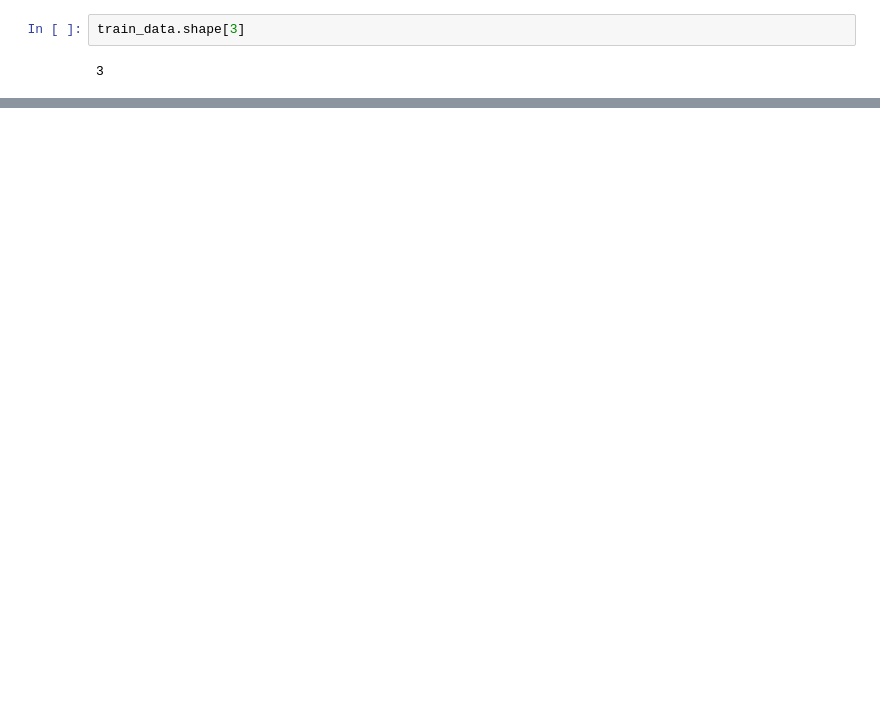
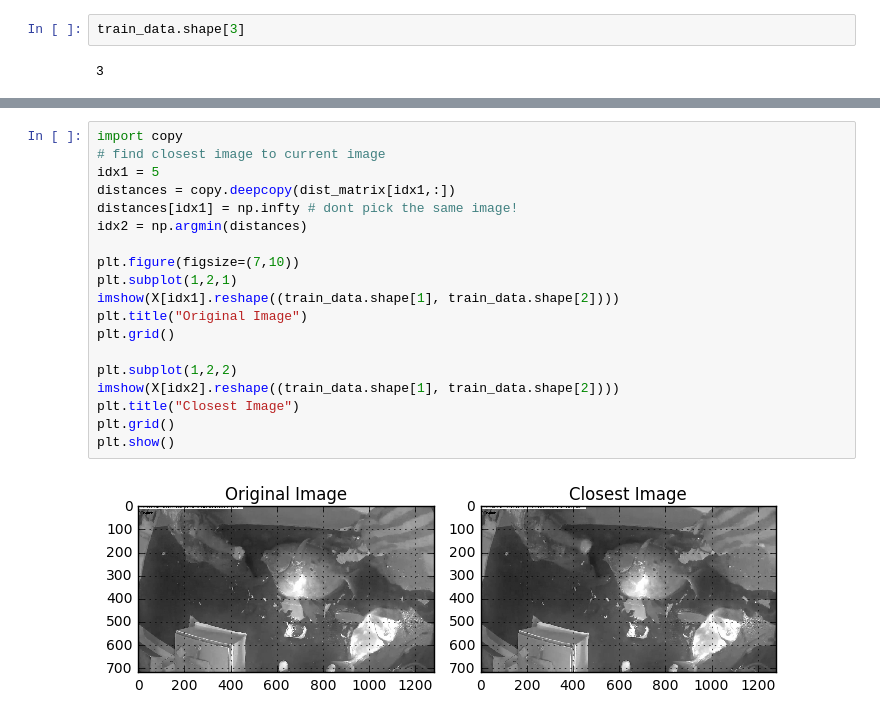
Before and after one commit to MachineLearning-FA2017/Lab2, a Jupyter notebook: lab3restart-Copy1.ipynb, the cells around one changed output, grey strips where cells are left out. Cells and saved outputs as stored; diff of their text form; blank space fills up the shorter version.

```diff
--- a/lab3restart-Copy1.ipynb
+++ b/lab3restart-Copy1.ipynb
@@ -231,3 +270,24 @@ train_data.shape[3]
+# %%
+import copy
+# find closest image to current image
+idx1 = 5
+distances = copy.deepcopy(dist_matrix[idx1,:])
+distances[idx1] = np.infty # dont pick the same image!
+idx2 = np.argmin(distances)
+
+plt.figure(figsize=(7,10))
+plt.subplot(1,2,1)
+imshow(X[idx1].reshape((train_data.shape[1], train_data.shape[2])))
+plt.title("Original Image")
+plt.grid()
+
+plt.subplot(1,2,2)
+imshow(X[idx2].reshape((train_data.shape[1], train_data.shape[2])))
+plt.title("Closest Image")
+plt.grid()
+plt.show()
+# %% [output]
+[figure, added]
 # %%
 %time gabor_stats = np.apply_along_axis(compute_gabor, 1, X, kernels, ((train_data.shape[1], train_data.shape[2])))
 print(gabor_stats.shape)
```
Also changed, not shown: parts of 8 cells of this notebook.
